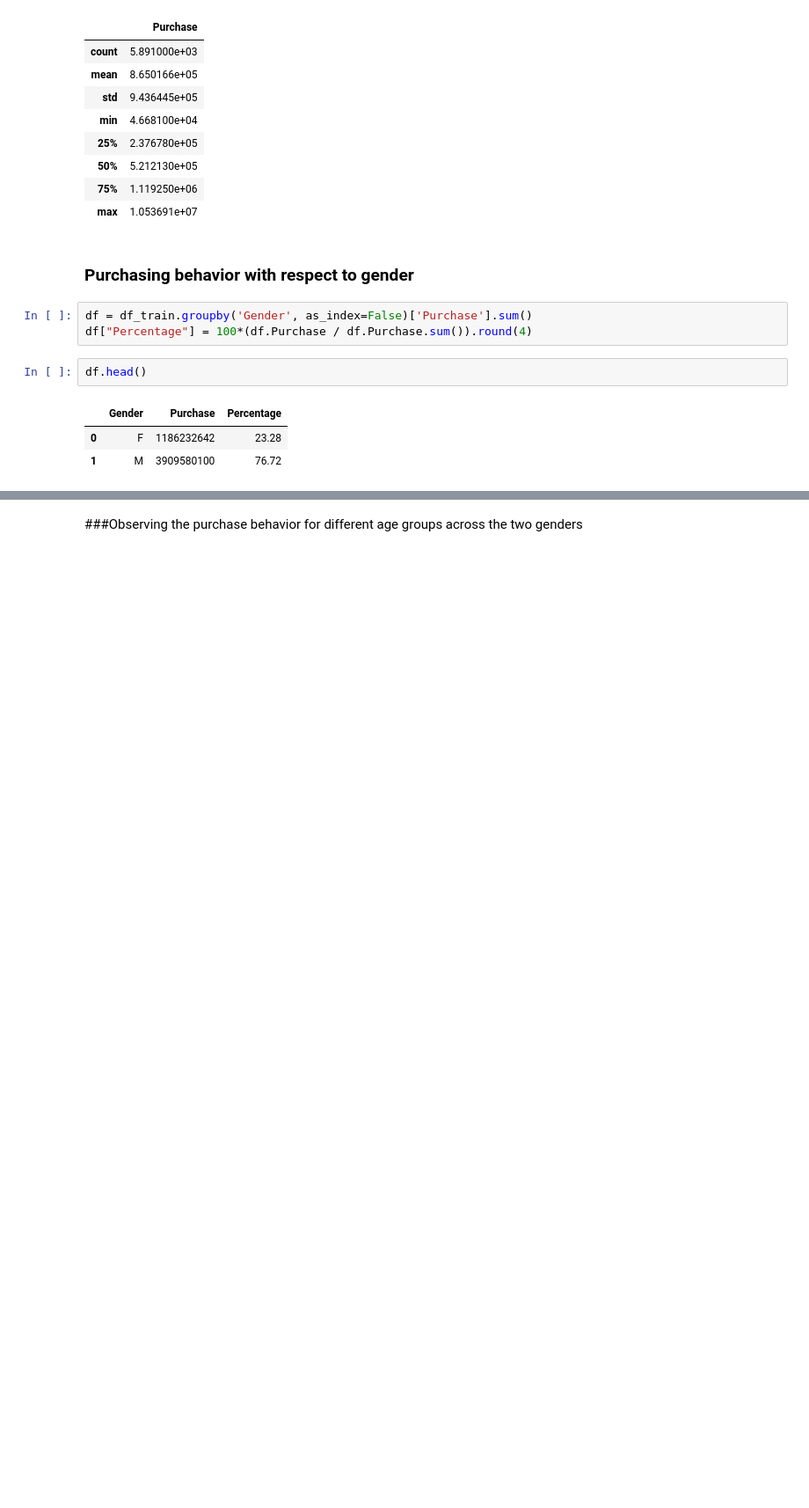
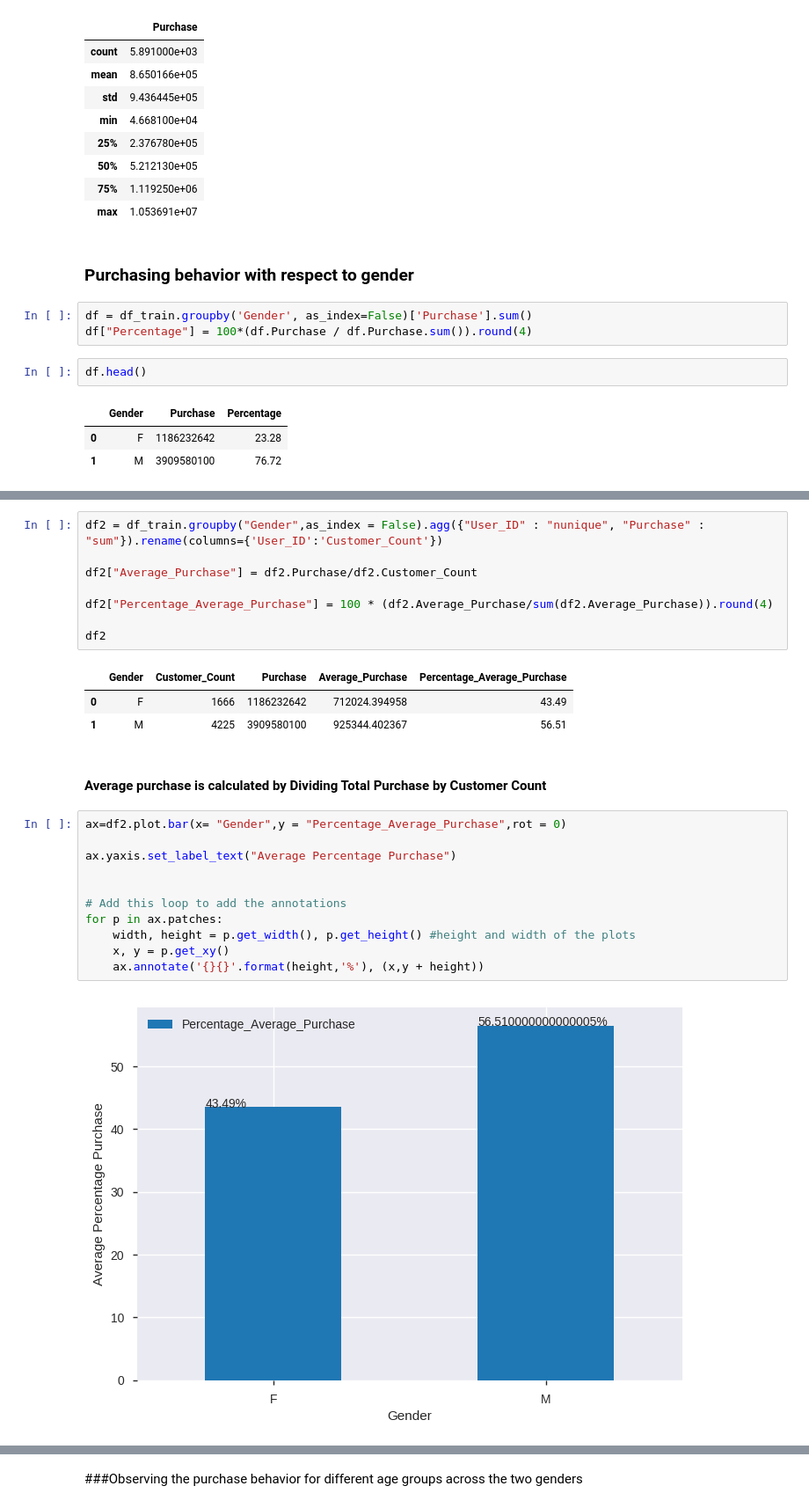
Before and after one commit to sagar9926/AnalyticsVidhya, a Jupyter notebook: ABC_Private_Limited.ipynb, the cells around one changed output, grey strips where cells are left out. Shown: that part at 88% size. Saved outputs shown, nothing was run; the diff lists cells and outputs as text; blank space fills up the shorter version.

```diff
--- a/ABC_Private_Limited.ipynb
+++ b/ABC_Private_Limited.ipynb
@@ -125,0 +117,27 @@ for p in ax.patches:
+# %%
+df2 = df_train.groupby("Gender",as_index = False).agg({"User_ID" : "nunique", "Purchase" : "sum"}).rename(columns={'User_ID':'Customer_Count'})
+
+df2["Average_Purchase"] = df2.Purchase/df2.Customer_Count
+
+df2["Percentage_Average_Purchase"] = 100 * (df2.Average_Purchase/sum(df2.Average_Purchase)).round(4)
+
+df2
+# %% [output]
+|  | Gender | Customer_Count | Purchase | Average_Purchase | Percentage_Average_Purchase |
+| 0 | F | 1666 | 1186232642 | 712024.394958 | 43.49 |
+| 1 | M | 4225 | 3909580100 | 925344.402367 | 56.51 |
+# %% [markdown]
+#### Average purchase is calculated by Dividing Total Purchase by Customer Count
+# %%
+ax=df2.plot.bar(x= "Gender",y = "Percentage_Average_Purchase",rot = 0)
+
+ax.yaxis.set_label_text("Average Percentage Purchase")
+
+
+# Add this loop to add the annotations
+for p in ax.patches:
+    width, height = p.get_width(), p.get_height() #height and width of the plots
+    x, y = p.get_xy()
+    ax.annotate('{}{}'.format(height,'%'), (x,y + height))
+# %% [output]
+[figure, added]
```
Also changed, not shown: parts of 7 cells of this notebook.
